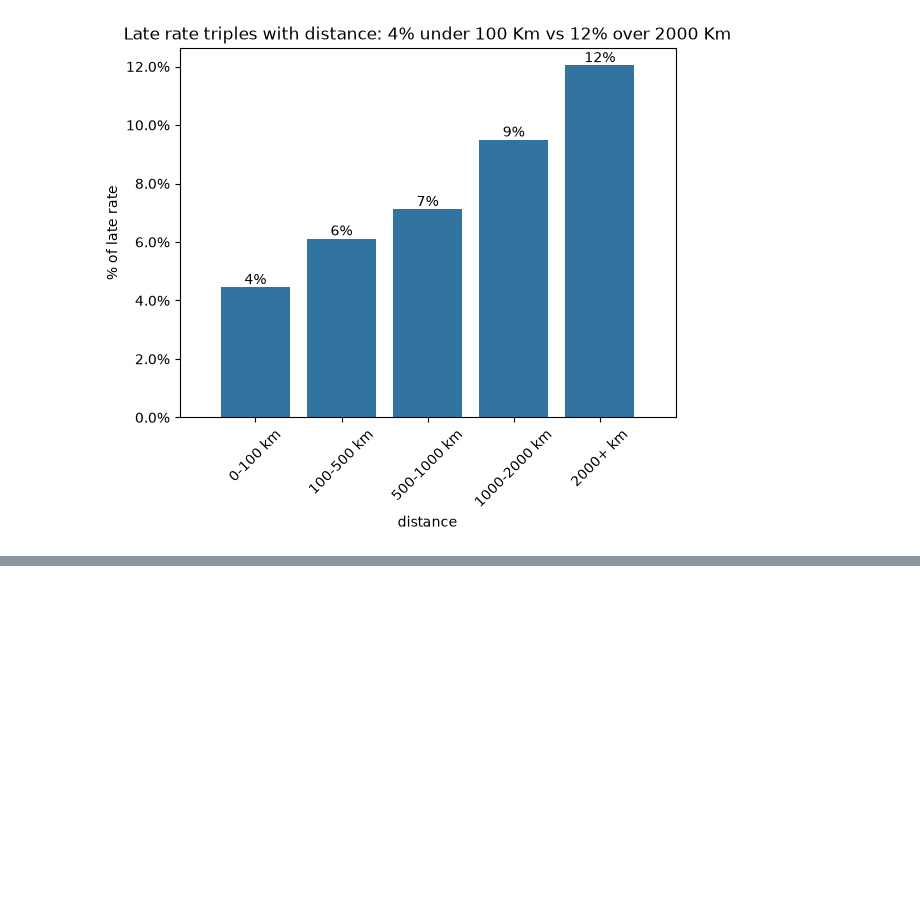
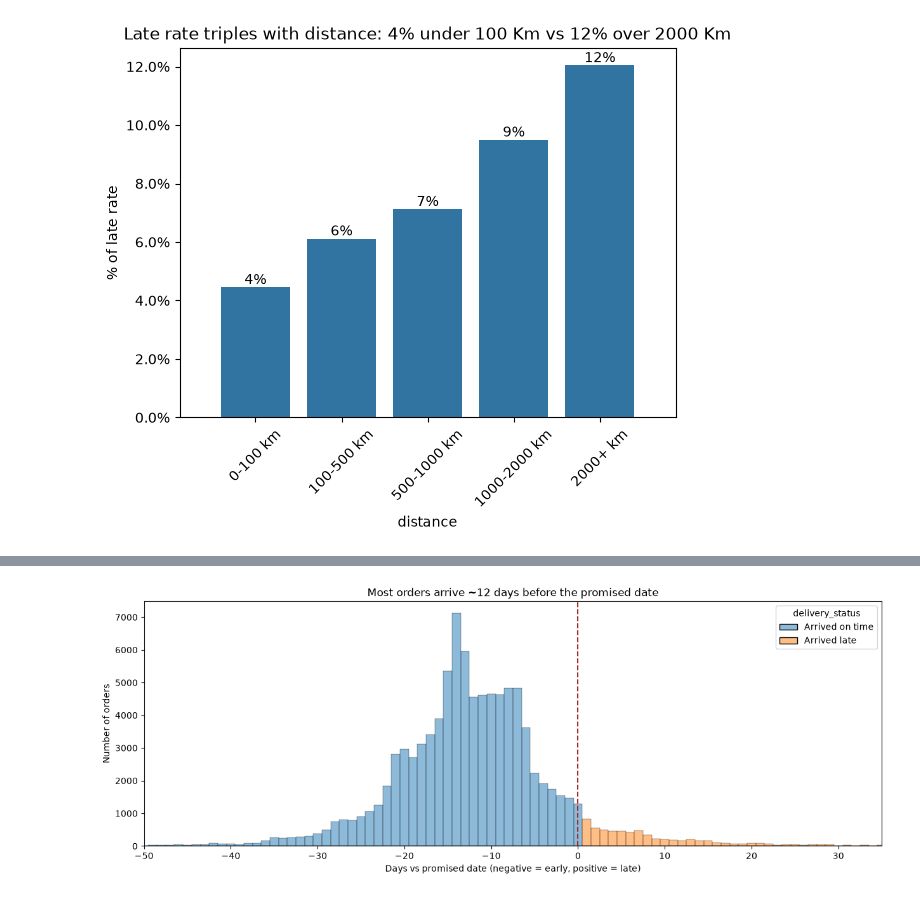
Before and after one commit to Abhigna008/olist-late-delivery-prediction, a Jupyter notebook: notebooks/01_eda.ipynb, the cells around one changed output, grey strips where cells are left out. Saved outputs shown, nothing was run; the diff lists cells and outputs as text; code cells hidden in the pictures; blank space fills up the shorter version.

```diff
--- a/notebooks/01_eda.ipynb
+++ b/notebooks/01_eda.ipynb
@@ -343,2 +398,5 @@ plt.show()
 
 ### Promised vs actual delivery days
+# %%
+df["days_vs_promise"] = df["actual_delivery_days"]-df["estimated_days"]
+df.head(10)
@@ -344,0 +416,11 @@ plt.show()
+# %%
+plt.figure(figsize=(15,5))
+ax = sns.histplot(data=df, x="days_vs_promise", binwidth=1, hue="delivery_status", discrete=True)
+plt.title("Most orders arrive ~12 days before the promised date")
+plt.xlabel("Days vs promised date (negative = early, positive = late)")
+plt.ylabel("Number of orders")
+plt.xlim(-50, 35)
+plt.axvline(0, linestyle="--", color="brown", label="Promised delivery date")
+plt.show()
+# %% [output]
+[figure, added]
```
Also changed, not shown: parts of 9 cells of this notebook.
